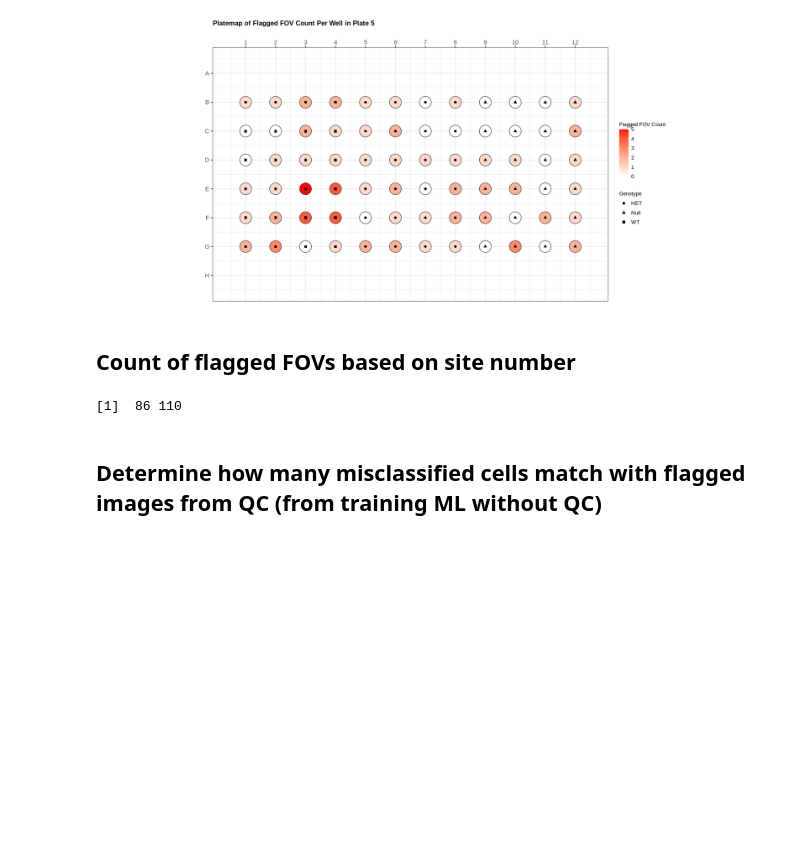
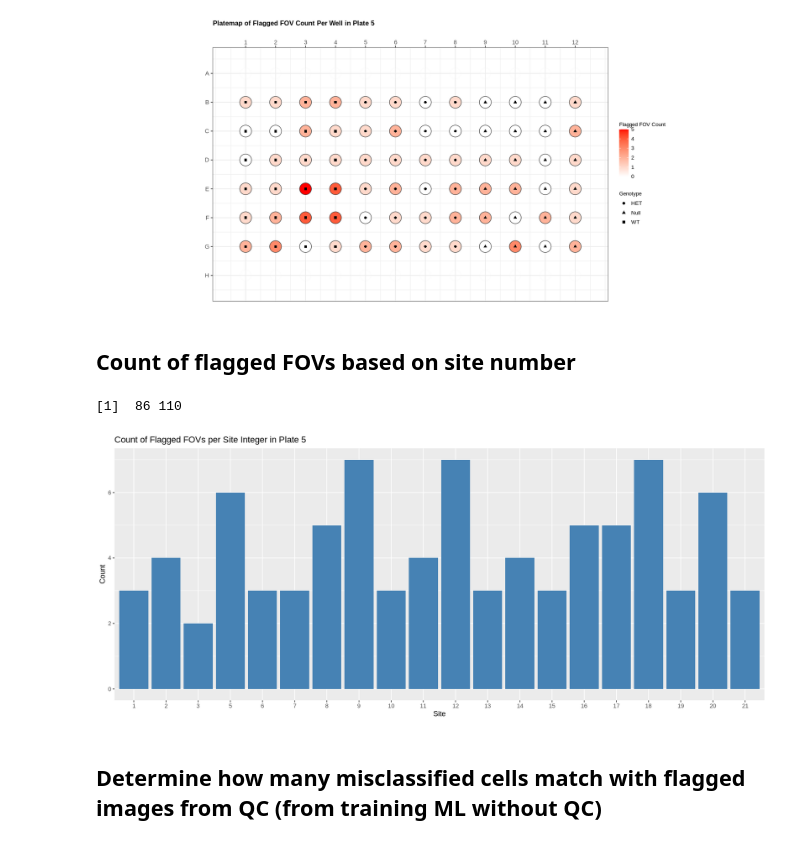
Before and after one commit to WayScience/nf1_schwann_cell_painting_data, a Jupyter notebook: 1.cellprofiler_ic/image_quality_control/2.qc_report.ipynb, the cells around one changed output. Drawn from its saved outputs; the diff is of its cells as text; code cells hidden in the pictures; blank space fills up the shorter version.

```diff
--- a/1.cellprofiler_ic/image_quality_control/2.qc_report.ipynb
+++ b/1.cellprofiler_ic/image_quality_control/2.qc_report.ipynb
@@ -169,26 +163,27 @@ print(fov_platemap)
 # %%
 # Replace 'path_to_qc_results' with your actual data frame name
 flagged_qc_df <- qc_df[qc_df$Image_Quality_Control_QC_Flag == 1, ]
 
 dim(flagged_qc_df)
 
 # Example using viridis palette
 site_FOV_plot <- ggplot(flagged_qc_df, aes(x = factor(Metadata_Site))) +
   geom_bar(fill = "steelblue") +
-  labs(title = "Count Plot of Site Integers",
+  labs(title = "Count of Flagged FOVs per Site Integer in Plate 5",
        x = "Site",
        y = "Count")
 
 # Save plot to qc_figures
 ggsave(
         site_FOV_output_file,
         site_FOV_plot,
         dpi = 500,
         height = 6,
         width = 10
     )
 # %% [output]
 [1]  86 110
+[figure, added]
 # %% [markdown]
 ## Determine how many misclassified cells match with flagged images from QC (from training ML without QC)
 # %%
```
Also changed, not shown: parts of 2 cells of this notebook, 5 other files.
